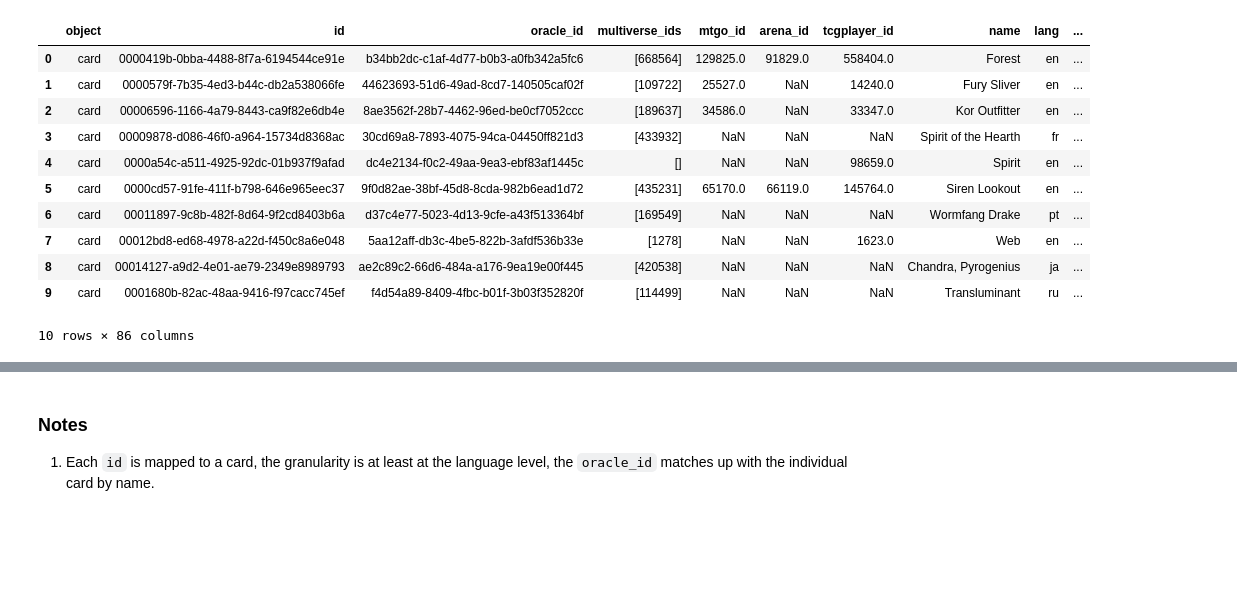
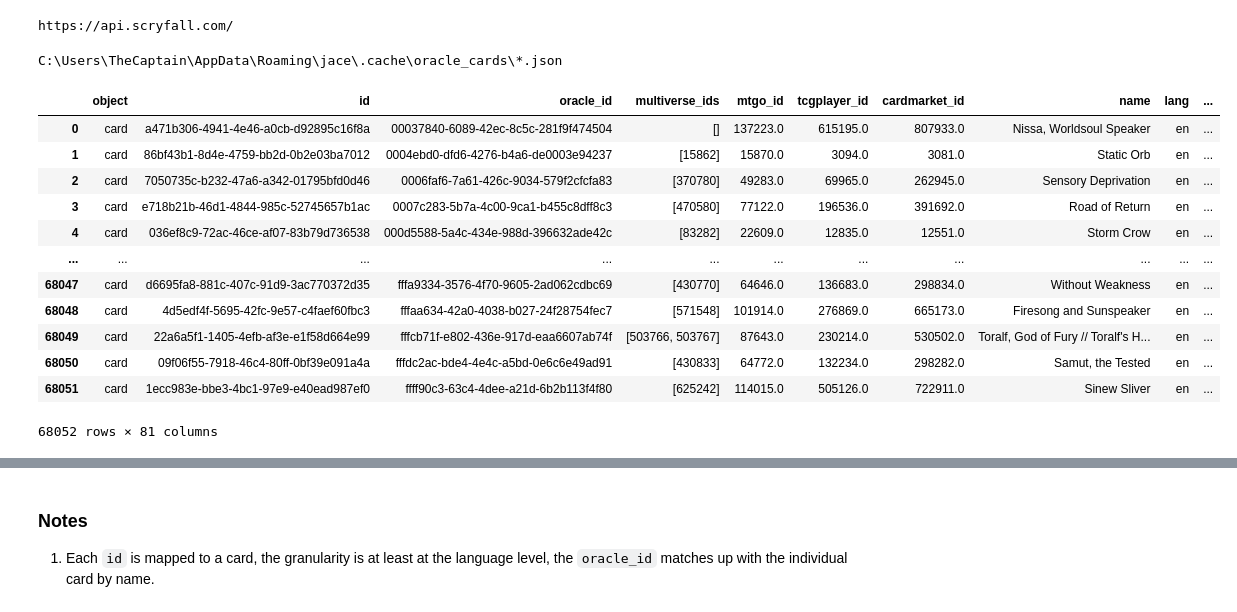
Before and after one commit to SirCaptainMitch/jace-the-bot, a Jupyter notebook: notebooks/jace_cards_test.ipynb, the cells around one changed output, grey strips where cells are left out. Saved outputs shown, nothing was run; the diff lists cells and outputs as text; code cells hidden in the pictures; blank space fills up the shorter version.

Commit message:
scryfall integration changes

```diff
--- a/notebooks/jace_cards_test.ipynb
+++ b/notebooks/jace_cards_test.ipynb
@@ -6,20 +11,45 @@ from rich.console import Console
+# %%
+refresh_cache: bool = False
+console = Console()
+if refresh_cache:
+    generate_data_cache(cache_dir=str(cache_path))
+# %% [output]
+https://api.scryfall.com/
 # %%
 
-with open('../jace/.cache/jace_all_cards.json', 'r', encoding='utf-8') as f:
-    data = json.loads(f.read())
+all_cards_file_name = Path(cache_path) / 'oracle_cards/*.json'
+print(all_cards_file_name)
 
-all_cards_df = pd.DataFrame(data)
-all_cards_df.head(10)
+# with open(all_cards_file_name, 'r', encoding='utf-8') as f:
+#     data = json.loads(f.read())
+
+# all_cards_df = pd.DataFrame(data)
+# all_cards_df.head(10)
 # %% [output]
-|  | object | id | oracle_id | multiverse_ids | mtgo_id | arena_id | tcgplayer_id | name | lang | ... |
-| 0 | card | 0000419b-0bba-4488-8f7a-6194544ce91e | b34bb2dc-c1af-4d77-b0b3-a0fb342a5fc6 | [668564] | 129825.0 | 91829.0 | 558404.0 | Forest | en | ... |
-| 1 | card | 0000579f-7b35-4ed3-b44c-db2a538066fe | 44623693-51d6-49ad-8cd7-140505caf02f | [109722] | 25527.0 | NaN | 14240.0 | Fury Sliver | en | ... |
-| 2 | card | 00006596-1166-4a79-8443-ca9f82e6db4e | 8ae3562f-28b7-4462-96ed-be0cf7052ccc | [189637] | 34586.0 | NaN | 33347.0 | Kor Outfitter | en | ... |
-| 3 | card | 00009878-d086-46f0-a964-15734d8368ac | 30cd69a8-7893-4075-94ca-04450ff821d3 | [433932] | NaN | NaN | NaN | Spirit of the Hearth | fr | ... |
-| 4 | card | 0000a54c-a511-4925-92dc-01b937f9afad | dc4e2134-f0c2-49aa-9ea3-ebf83af1445c | [] | NaN | NaN | 98659.0 | Spirit | en | ... |
-| 5 | card | 0000cd57-91fe-411f-b798-646e965eec37 | 9f0d82ae-38bf-45d8-8cda-982b6ead1d72 | [435231] | 65170.0 | 66119.0 | 145764.0 | Siren Lookout | en | ... |
-| 6 | card | 00011897-9c8b-482f-8d64-9f2cd8403b6a | d37c4e77-5023-4d13-9cfe-a43f513364bf | [169549] | NaN | NaN | NaN | Wormfang Drake | pt | ... |
-| 7 | card | 00012bd8-ed68-4978-a22d-f450c8a6e048 | 5aa12aff-db3c-4be5-822b-3afdf536b33e | [1278] | NaN | NaN | 1623.0 | Web | en | ... |
-| 8 | card | 00014127-a9d2-4e01-ae79-2349e8989793 | ae2c89c2-66d6-484a-a176-9ea19e00f445 | [420538] | NaN | NaN | NaN | Chandra, Pyrogenius | ja | ... |
-| 9 | card | 0001680b-82ac-48aa-9416-f97cacc745ef | f4d54a89-8409-4fbc-b01f-3b03f352820f | [114499] | NaN | NaN | NaN | Transluminant | ru | ... |
-10 rows × 86 columns
+C:\Users\TheCaptain\AppData\Roaming\jace\.cache\oracle_cards\*.json
+# %%
+# db = duckdb.connect('./jace.db')
+db = duckdb.connect(':memory:')
+all_cards = db.read_json(all_cards_file_name, union_by_name=True) #, sample_size=-1)
+## Gets the schema of the DuckDB dataset.
+# console.print(list(zip(all_cards.columns, all_cards.types)))
+# %%
+pd.set_option('display.width', 400)
+pd.set_option('display.max_columns', 100)
+# %%
+all_cards_df = db.sql(f"SELECT * FROM all_cards;")
+all_cards_df.df()
+# %% [output]
+|  | object | id | oracle_id | multiverse_ids | mtgo_id | tcgplayer_id | cardmarket_id | name | lang | ... |
+| 0 | card | a471b306-4941-4e46-a0cb-d92895c16f8a | 00037840-6089-42ec-8c5c-281f9f474504 | [] | 137223.0 | 615195.0 | 807933.0 | Nissa, Worldsoul Speaker | en | ... |
+| 1 | card | 86bf43b1-8d4e-4759-bb2d-0b2e03ba7012 | 0004ebd0-dfd6-4276-b4a6-de0003e94237 | [15862] | 15870.0 | 3094.0 | 3081.0 | Static Orb | en | ... |
+| 2 | card | 7050735c-b232-47a6-a342-01795bfd0d46 | 0006faf6-7a61-426c-9034-579f2cfcfa83 | [370780] | 49283.0 | 69965.0 | 262945.0 | Sensory Deprivation | en | ... |
+| 3 | card | e718b21b-46d1-4844-985c-52745657b1ac | 0007c283-5b7a-4c00-9ca1-b455c8dff8c3 | [470580] | 77122.0 | 196536.0 | 391692.0 | Road of Return | en | ... |
+| 4 | card | 036ef8c9-72ac-46ce-af07-83b79d736538 | 000d5588-5a4c-434e-988d-396632ade42c | [83282] | 22609.0 | 12835.0 | 12551.0 | Storm Crow | en | ... |
+| ... | ... | ... | ... | ... | ... | ... | ... | ... | ... | ... |
+| 68047 | card | d6695fa8-881c-407c-91d9-3ac770372d35 | fffa9334-3576-4f70-9605-2ad062cdbc69 | [430770] | 64646.0 | 136683.0 | 298834.0 | Without Weakness | en | ... |
+| 68048 | card | 4d5edf4f-5695-42fc-9e57-c4faef60fbc3 | fffaa634-42a0-4038-b027-24f28754fec7 | [571548] | 101914.0 | 276869.0 | 665173.0 | Firesong and Sunspeaker | en | ... |
+| 68049 | card | 22a6a5f1-1405-4efb-af3e-e1f58d664e99 | fffcb71f-e802-436e-917d-eaa6607ab74f | [503766, 503767] | 87643.0 | 230214.0 | 530502.0 | Toralf, God of Fury // Toralf's H... | en | ... |
+| 68050 | card | 09f06f55-7918-46c4-80ff-0bf39e091a4a | fffdc2ac-bde4-4e4c-a5bd-0e6c6e49ad91 | [430833] | 64772.0 | 132234.0 | 298282.0 | Samut, the Tested | en | ... |
+| 68051 | card | 1ecc983e-bbe3-4bc1-97e9-e40ead987ef0 | ffff90c3-63c4-4dee-a21d-6b2b113f4f80 | [625242] | 114015.0 | 505126.0 | 722911.0 | Sinew Sliver | en | ... |
+68052 rows × 81 columns
```
Also changed, not shown: parts of 7 cells of this notebook, 8 other files.
